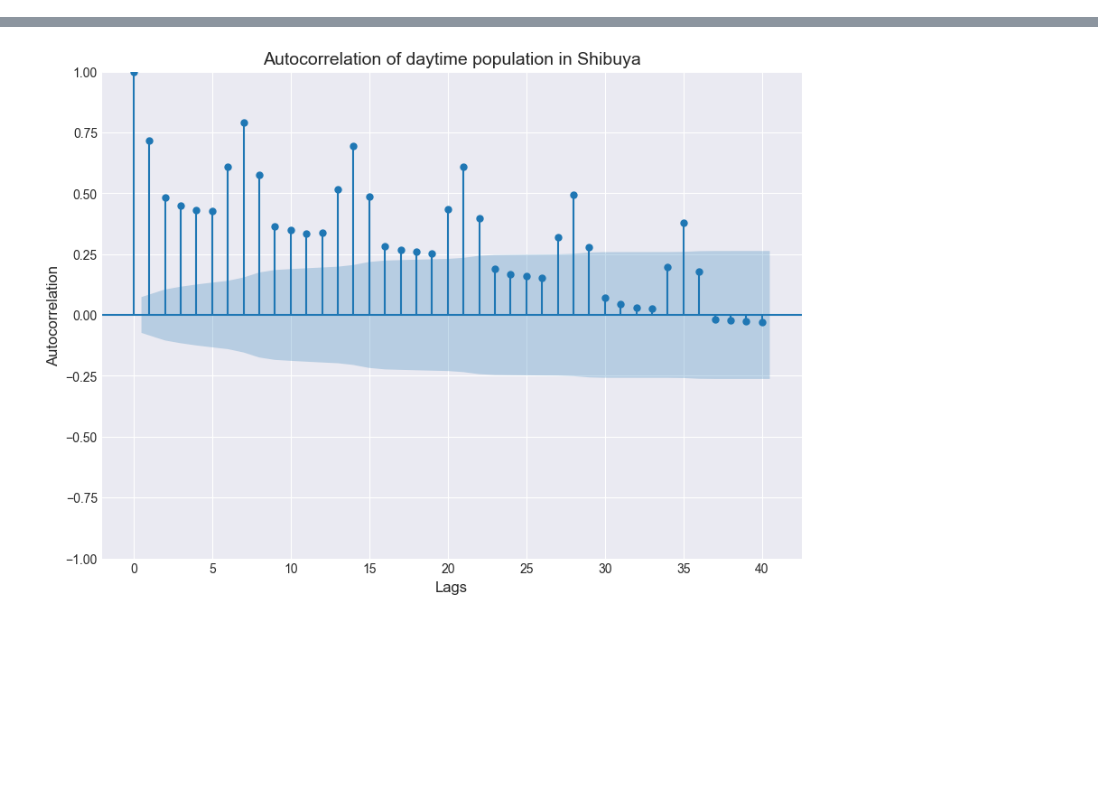
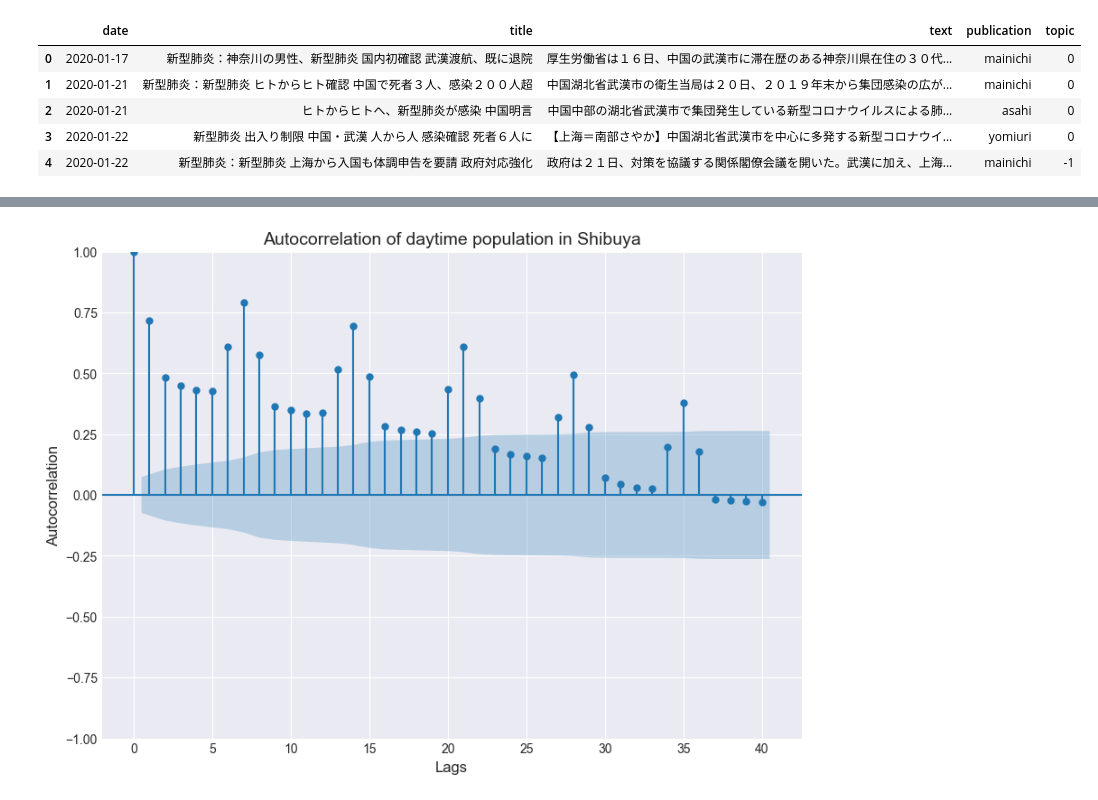
Before and after one commit to jaked0626/thesis, a Jupyter notebook: analysis.ipynb, the cells around one changed output, grey strips where cells are left out. Drawn from its saved outputs; the diff is of its cells as text; code cells hidden in the pictures; blank space fills up the shorter version.

```diff
--- a/analysis.ipynb
+++ b/analysis.ipynb
@@ -15,8 +15,15 @@ COVID_PATH = "./data/covid_data/{}.csv"
 WEATHER_PATH = "./data/weather/{}.csv"
 NEWS_PATH = "./data/news/{}.csv"
 # %%
-articles = load_articles()
+articles = pd.read_csv(NEWS_PATH.format("articles_filtered_by_topic"))
 articles.head()
+# %% [output]
+|  | date | title | text | publication | topic |
+| 0 | 2020-01-17 | 新型肺炎：神奈川の男性、新型肺炎 国内初確認 武漢渡航、既に退院 | 厚生労働省は１６日、中国の武漢市に滞在歴のある神奈川県在住の３０代... | mainichi | 0 |
+| 1 | 2020-01-21 | 新型肺炎：新型肺炎 ヒトからヒト確認 中国で死者３人、感染２００人超 | 中国湖北省武漢市の衛生当局は２０日、２０１９年末から集団感染の広が... | mainichi | 0 |
+| 2 | 2020-01-21 | ヒトからヒトへ、新型肺炎が感染 中国明言 | 中国中部の湖北省武漢市で集団発生している新型コロナウイルスによる肺... | asahi | 0 |
+| 3 | 2020-01-22 | 新型肺炎 出入り制限 中国・武漢 人から人 感染確認 死者６人に | 【上海＝南部さやか】中国湖北省武漢市を中心に多発する新型コロナウイ... | yomiuri | 0 |
+| 4 | 2020-01-22 | 新型肺炎：新型肺炎 上海から入国も体調申告を要請 政府対応強化 | 政府は２１日、対策を協議する関係閣僚会議を開いた。武漢に加え、上海... | mainichi | -1 |
 # %%
 cov_articles = filter_kansenshasuu_articles(articles)
 cov_articles['date'] = pd.to_datetime(cov_articles['date'])
```
Also changed, not shown: parts of 28 cells of this notebook, 7 other files.
